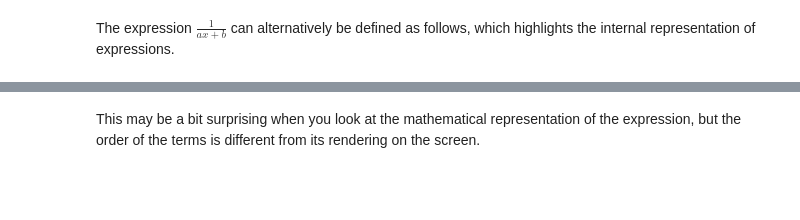
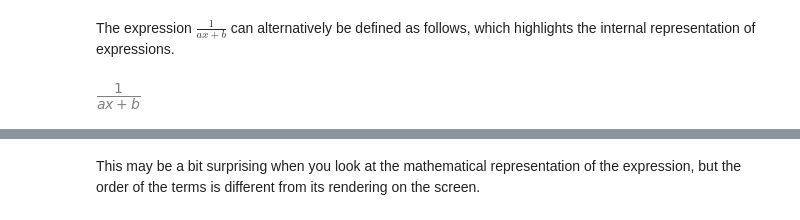
Before and after one commit to gjbex/Scientific-Python, a Jupyter notebook: source-code/sympy/sympy.ipynb, the cells around one changed output, grey strips where cells are left out. Saved outputs shown, nothing was run; the diff lists cells and outputs as text; code cells hidden in the pictures; blank space fills up the shorter version.

```diff
--- a/source-code/sympy/sympy.ipynb
+++ b/source-code/sympy/sympy.ipynb
@@ -645,3 +653,6 @@ expr.args[0].args[0]
 The expression $\frac{1}{a x + b}$ can alternatively be defined as follows, which highlights the internal representation of expressions.
 # %%
 expr = Pow(Add(Mul(a, x), b), -1)
+expr
+# %% [output]
+[figure, added]
```
Also changed, not shown: parts of 65 cells of this notebook.
